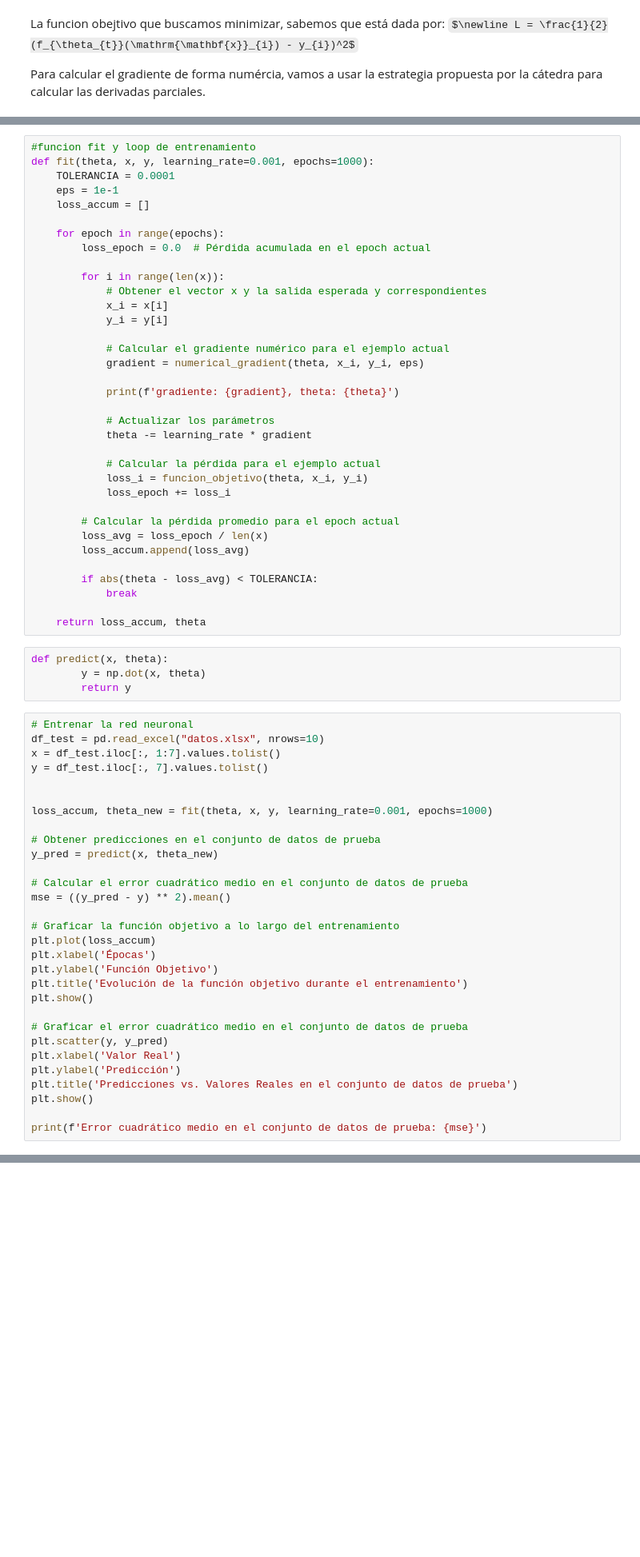
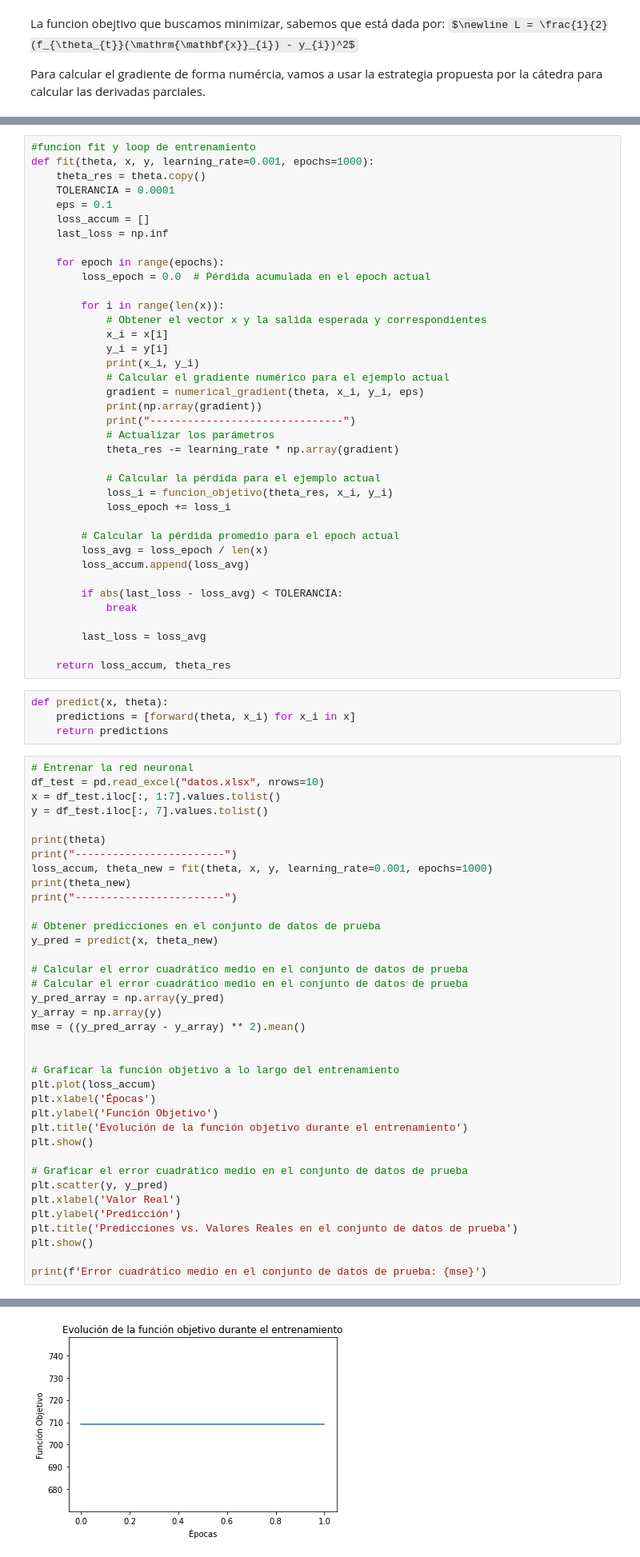
Before and after one commit to FFrusto/TP2_metodos, a Jupyter notebook: template.ipynb, the cells around one changed output, grey strips where cells are left out. Shown at 80% size. Drawn from its saved outputs; the diff is of its cells as text; some formulas as TeX source; blank space fills up the shorter version.

```diff
--- a/template.ipynb
+++ b/template.ipynb
@@ -98,9 +94,11 @@ def numerical_gradient(theta, x, y, eps):
 # %%
 #funcion fit y loop de entrenamiento
 def fit(theta, x, y, learning_rate=0.001, epochs=1000):
+    theta_res = theta.copy()
     TOLERANCIA = 0.0001
-    eps = 1e-1
+    eps = 0.1
     loss_accum = []
+    last_loss = np.inf
 
     for epoch in range(epochs):
         loss_epoch = 0.0  # Pérdida acumulada en el epoch actual
@@ -109,45 +107,53 @@ def fit(theta, x, y, learning_rate=0.001, epochs=1000):
             # Obtener el vector x y la salida esperada y correspondientes
             x_i = x[i]
             y_i = y[i]
-
+            print(x_i, y_i)
             # Calcular el gradiente numérico para el ejemplo actual
             gradient = numerical_gradient(theta, x_i, y_i, eps)
-
-            print(f'gradiente: {gradient}, theta: {theta}')
-
+            print(np.array(gradient))
+            print("-------------------------------")
             # Actualizar los parámetros
-            theta -= learning_rate * gradient
+            theta_res -= learning_rate * np.array(gradient)
 
             # Calcular la pérdida para el ejemplo actual
-            loss_i = funcion_objetivo(theta, x_i, y_i)
+            loss_i = funcion_objetivo(theta_res, x_i, y_i)
             loss_epoch += loss_i
 
         # Calcular la pérdida promedio para el epoch actual
         loss_avg = loss_epoch / len(x)
         loss_accum.append(loss_avg)
 
-        if abs(theta - loss_avg) < TOLERANCIA:
+        if abs(last_loss - loss_avg) < TOLERANCIA:
             break
 
-    return loss_accum, theta
+        last_loss = loss_avg
+
+    return loss_accum, theta_res
 # %%
 def predict(x, theta):
-        y = np.dot(x, theta)
-        return y
+    predictions = [forward(theta, x_i) for x_i in x]
+    return predictions
 # %%
 # Entrenar la red neuronal
 df_test = pd.read_excel("datos.xlsx", nrows=10)
 x = df_test.iloc[:, 1:7].values.tolist()
 y = df_test.iloc[:, 7].values.tolist()
 
-
+print(theta)
+print("------------------------")
 loss_accum, theta_new = fit(theta, x, y, learning_rate=0.001, epochs=1000)
+print(theta_new)
+print("------------------------")
 
 # Obtener predicciones en el conjunto de datos de prueba
 y_pred = predict(x, theta_new)
 
 # Calcular el error cuadrático medio en el conjunto de datos de prueba
-mse = ((y_pred - y) ** 2).mean()
+# Calcular el error cuadrático medio en el conjunto de datos de prueba
+y_pred_array = np.array(y_pred)
+y_array = np.array(y)
+mse = ((y_pred_array - y_array) ** 2).mean()
+
 
 # Graficar la función objetivo a lo largo del entrenamiento
 plt.plot(loss_accum)
@@ -184,0 +191 @@ theta_plus: [array([[0.87042279, 0.32430587, 0.21274525, 0.68317046, 0.82073688,
+[figure, added]
```
Also changed, not shown: parts of 3 cells of this notebook.
